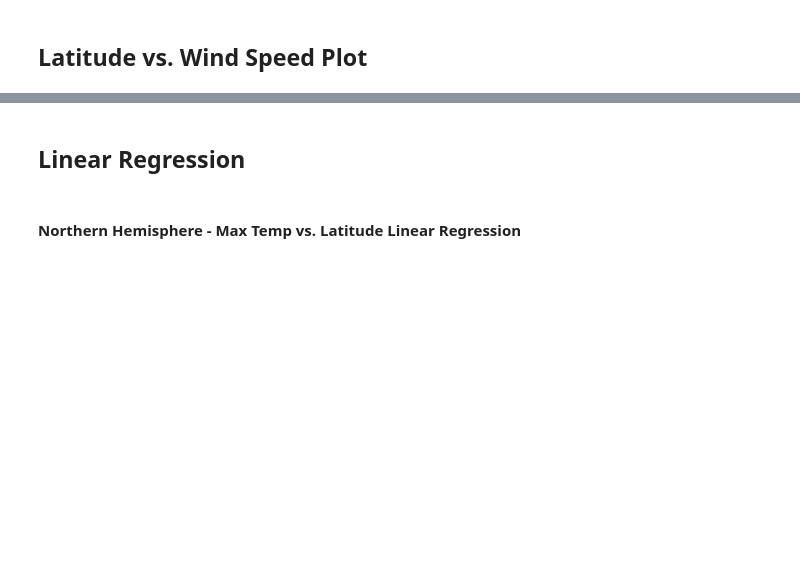
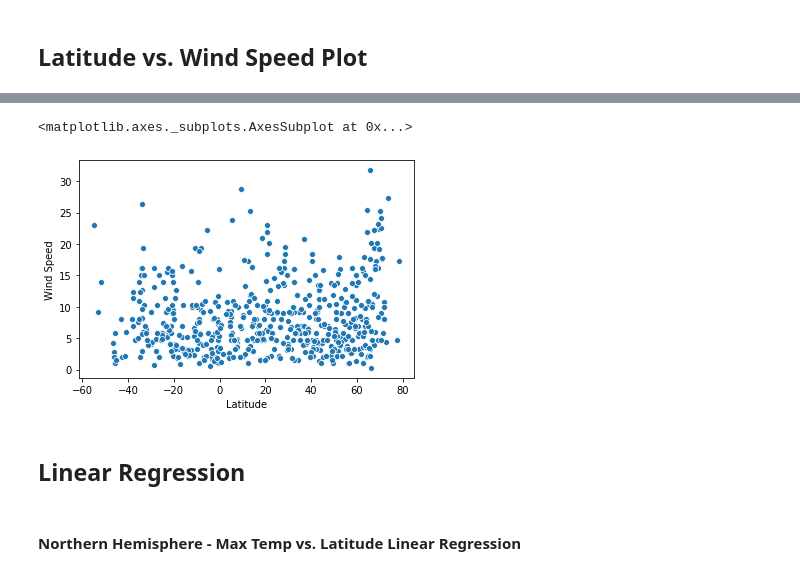
Before and after one commit to akibo1997/Python-API-Weather, a Jupyter notebook: Weather.ipynb, the cells around one changed output, grey strips where cells are left out. Cells and saved outputs as stored; diff of their text form; code cells hidden in the pictures; blank space fills up the shorter version.

```diff
--- a/Weather.ipynb
+++ b/Weather.ipynb
@@ -201,3 +257,8 @@ Int64Index([], dtype='int64')
+# %%
+sns.scatterplot(Weather_data_h['Latitude'],Weather_data_h['Wind Speed'])
+# %% [output]
+<matplotlib.axes._subplots.AxesSubplot at 0x...>
+[figure, added]
 # %% [markdown]
 ## Linear Regression
 # %%
```
Also changed, not shown: parts of 31 cells of this notebook, 1 other file.
